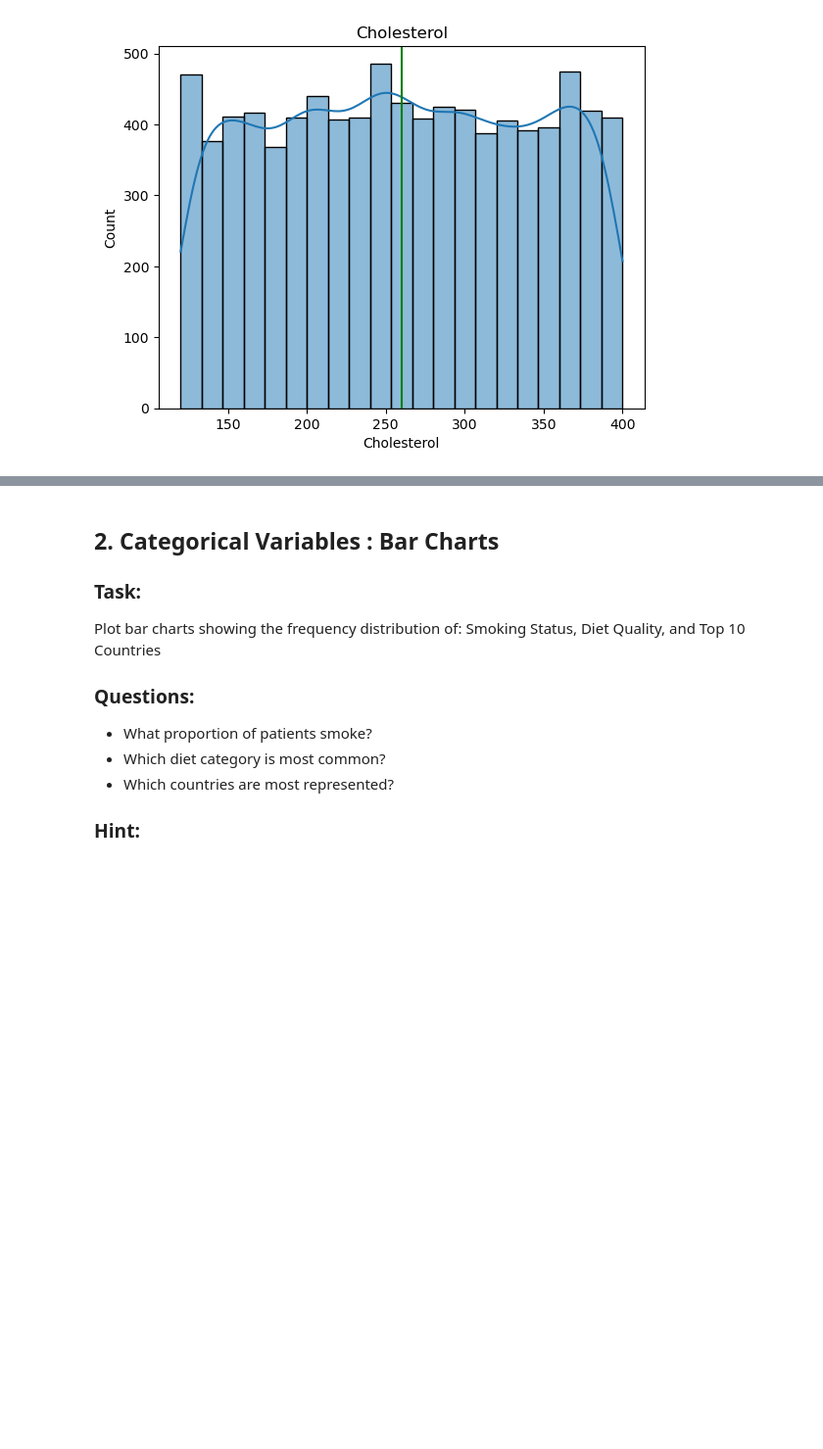
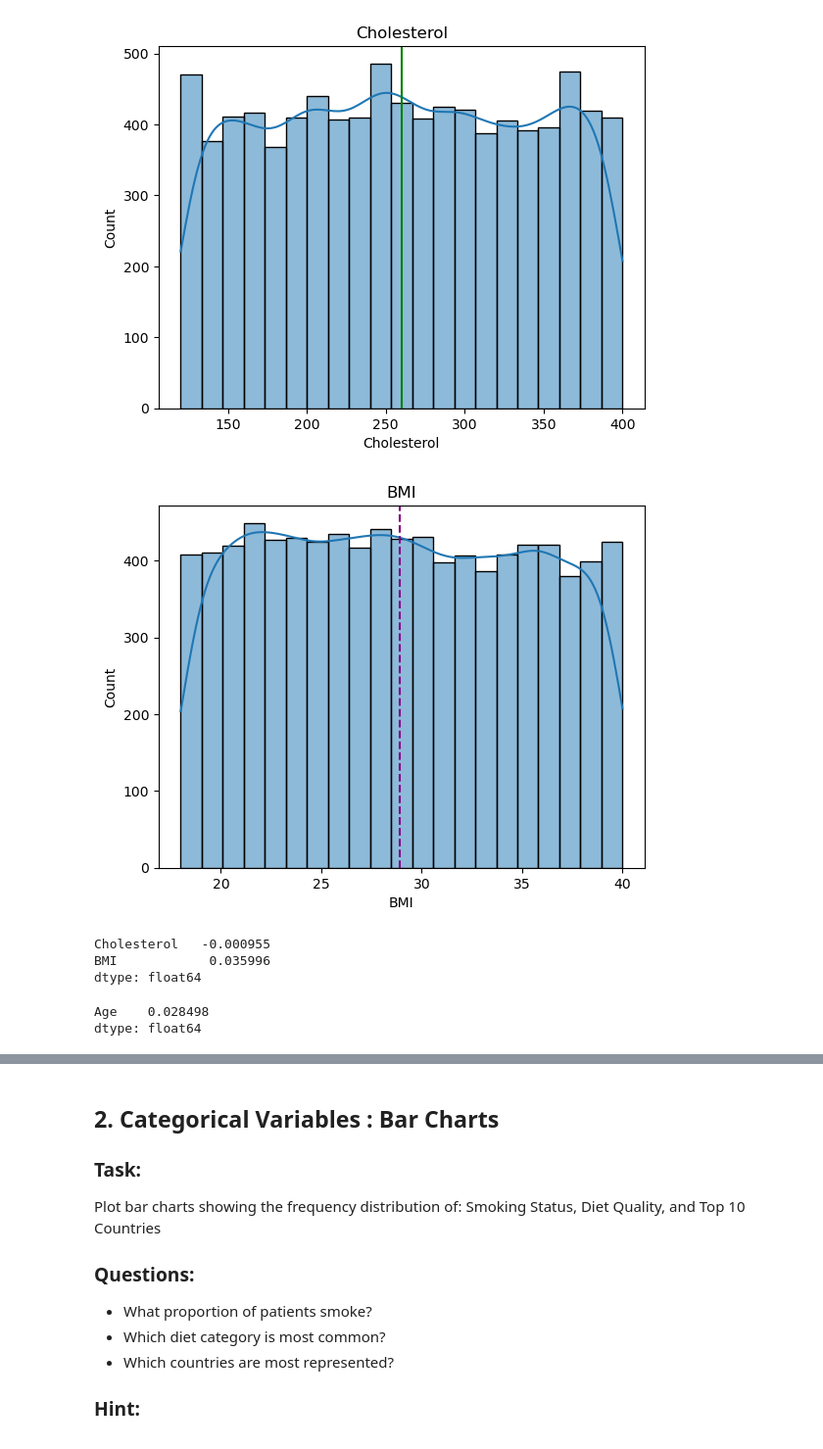
Before and after one commit to un1u3/ml-labs, a Jupyter notebook: fusemachines-2026/phase1-news-system/assignments/Wk_1_Data_Wrangling_HeartAttack.ipynb, the cells around one changed output, grey strips where cells are left out. Shown at 98% size. Drawn from its saved outputs; the diff is of its cells as text; code cells hidden in the pictures; blank space fills up the shorter version.

```diff
--- a/fusemachines-2026/phase1-news-system/assignments/Wk_1_Data_Wrangling_HeartAttack.ipynb
+++ b/fusemachines-2026/phase1-news-system/assignments/Wk_1_Data_Wrangling_HeartAttack.ipynb
@@ -507,7 +508,20 @@ plt.show()
 # %%
 # Your code here
 # for BMI
 sns.histplot(data = clinical, x='BMI' , kde=True)
-plt.axvline(clinical['Cholesterol'].mean(), color='green', linestyle='-', label='Mean')
-plt.title('Cholesterol')
+plt.axvline(clinical['BMI'].mean(), color='purple', linestyle='--', label='Median')
+plt.title('BMI')
 plt.show()
+# %% [output]
+[figure, added]
+# %%
+clinical[['Cholesterol','BMI']].skew()
+# %% [output]
+Cholesterol   -0.000955
+BMI            0.035996
+dtype: float64
+# %%
+demographics[['Age']].skew()
+# %% [output]
+Age    0.028498
+dtype: float64
```
Also changed, not shown: parts of 24 cells of this notebook.
